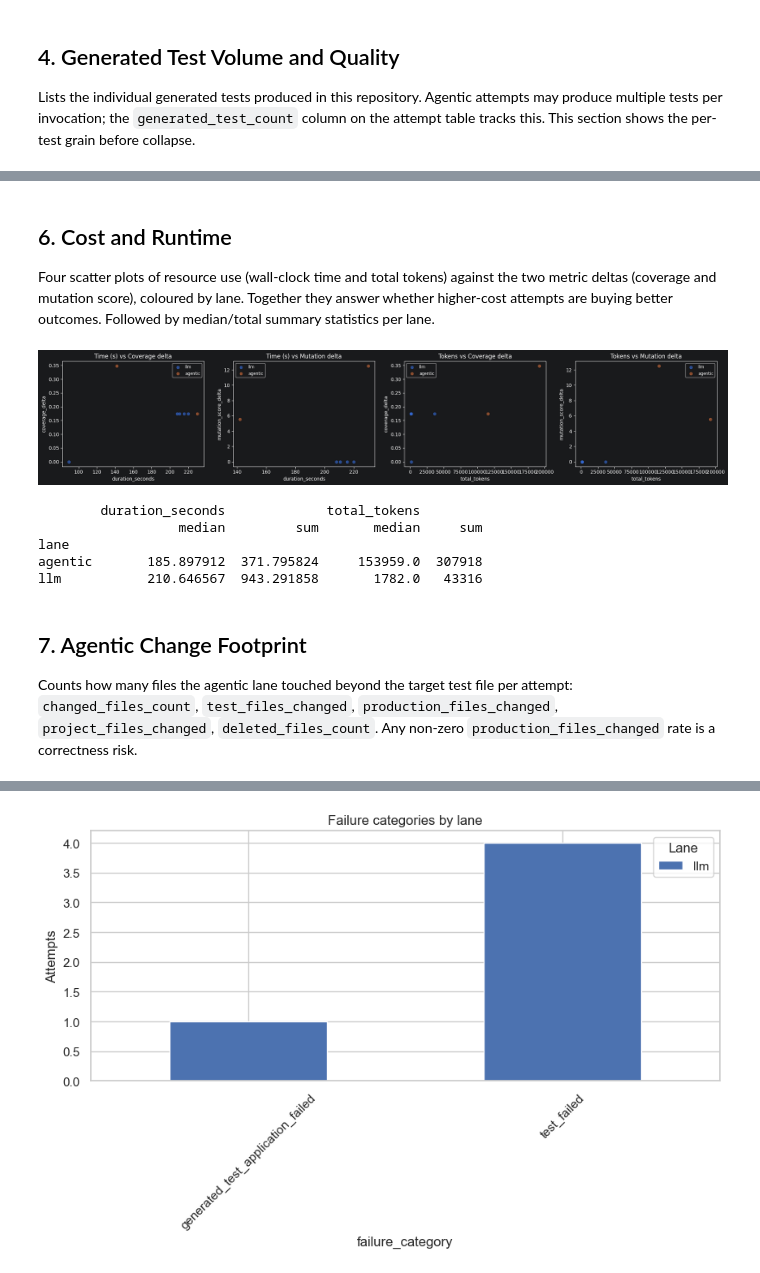
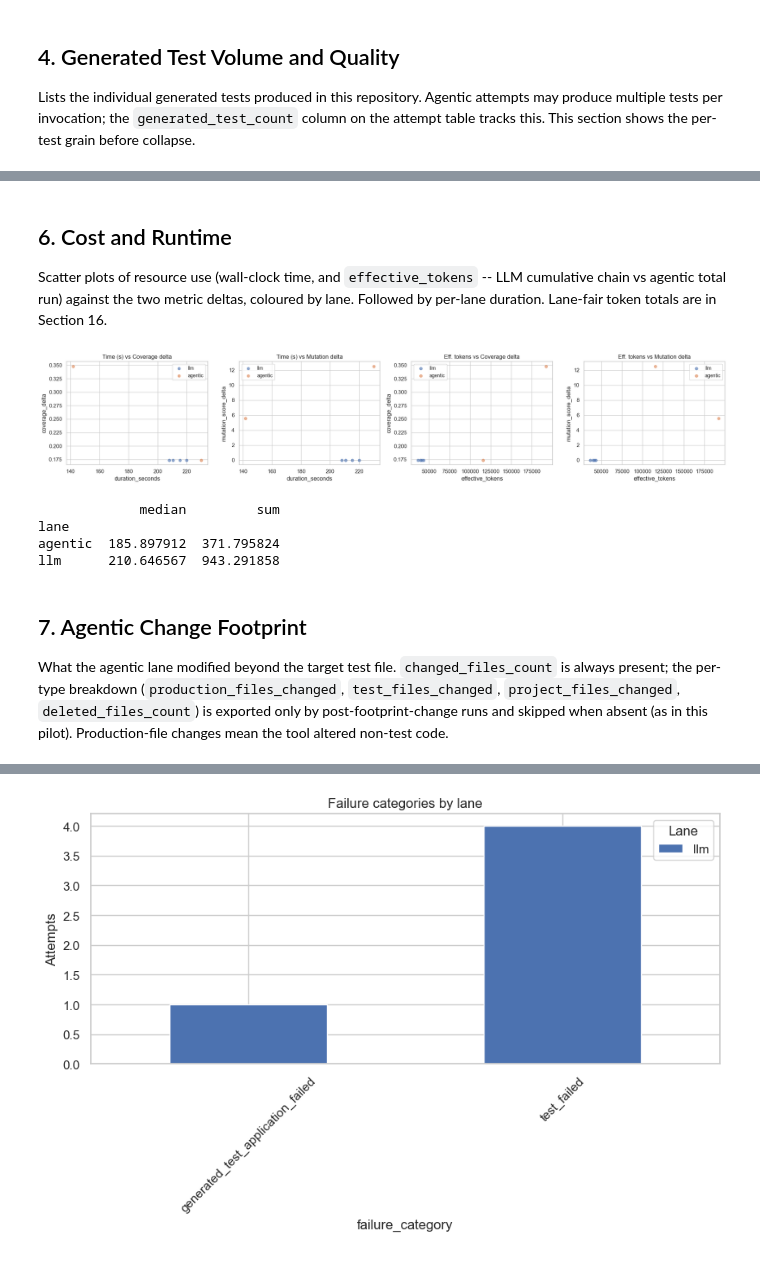
Before and after one commit to consulthunter/TestMap, a Jupyter notebook: Analysis/notebooks/01_repository_evaluation.ipynb, the cells around one changed output, grey strips where cells are left out. Cells and saved outputs as stored; diff of their text form; code cells hidden in the pictures.

```diff
--- a/Analysis/notebooks/01_repository_evaluation.ipynb
+++ b/Analysis/notebooks/01_repository_evaluation.ipynb
@@ -159,41 +166,40 @@ plt.show()
 # %% [markdown]
 ## 6. Cost and Runtime
 
-Four scatter plots of resource use (wall-clock time and total tokens) against the two metric deltas (coverage and mutation score), coloured by lane. Together they answer whether higher-cost attempts are buying better outcomes. Followed by median/total summary statistics per lane.
+Scatter plots of resource use (wall-clock time, and `effective_tokens` -- LLM cumulative chain vs agentic total run) against the two metric deltas, coloured by lane. Followed by per-lane duration. Lane-fair token totals are in Section 16.
 # %%
 if 'duration_seconds' in repo_attempts.columns:
     pairs = [
-        ('duration_seconds',  'coverage_delta',        'Time (s) vs Coverage delta'),
-        ('duration_seconds',  'mutation_score_delta',   'Time (s) vs Mutation delta'),
-        ('total_tokens',      'coverage_delta',         'Tokens vs Coverage delta'),
-        ('total_tokens',      'mutation_score_delta',    'Tokens vs Mutation delta'),
+        ('duration_seconds', 'coverage_delta',       'Time (s) vs Coverage delta'),
+        ('duration_seconds', 'mutation_score_delta', 'Time (s) vs Mutation delta'),
+        ('effective_tokens', 'coverage_delta',       'Eff. tokens vs Coverage delta'),
+        ('effective_tokens', 'mutation_score_delta', 'Eff. tokens vs Mutation delta'),
     ]
     available = [(x, y, t) for x, y, t in pairs
                  if x in repo_attempts.columns and y in repo_attempts.columns]
     if available:
         fig, axes = plt.subplots(1, len(available), figsize=(5 * len(available), 4))
         if len(available) == 1:
             axes = [axes]
         for ax, (x_col, y_col, title) in zip(axes, available):
             cost_vs_improvement_scatter(repo_attempts, x_col, y_col, 'lane', ax=ax)
             ax.set_title(title)
         plt.tight_layout()
         plt.show()
 
-summary_cols = [c for c in ['duration_seconds', 'total_tokens'] if c in repo_attempts.columns]
-if summary_cols:
-    print(repo_attempts.groupby('lane')[summary_cols].agg(['median', 'sum']))
+# Per-lane duration (lane-fair token totals are in Section 16, candidate-level)
+if 'duration_seconds' in repo_attempts.columns:
+    print(repo_attempts.groupby('lane')['duration_seconds'].agg(['median', 'sum']))
 # %% [output]
-[figure, old version]
+[figure, new version]
-        duration_seconds             total_tokens
-                  median         sum       median     sum
+             median         sum
 lane
-agentic       185.897912  371.795824     153959.0  307918
-llm           210.646567  943.291858       1782.0   43316
+agentic  185.897912  371.795824
+llm      210.646567  943.291858
 # %% [markdown]
 ## 7. Agentic Change Footprint
 
-Counts how many files the agentic lane touched beyond the target test file per attempt: `changed_files_count`, `test_files_changed`, `production_files_changed`, `project_files_changed`, `deleted_files_count`. Any non-zero `production_files_changed` rate is a correctness risk.
+What the agentic lane modified beyond the target test file. `changed_files_count` is always present; the per-type breakdown (`production_files_changed`, `test_files_changed`, `project_files_changed`, `deleted_files_count`) is exported only by post-footprint-change runs and skipped when absent (as in this pilot). Production-file changes mean the tool altered non-test code.
 # %%
 agentic = repo_attempts[repo_attempts['lane'] == 'agentic']
 footprint_cols = [c for c in [
```
Also changed, not shown: parts of 16 cells of this notebook, 9 other files.
